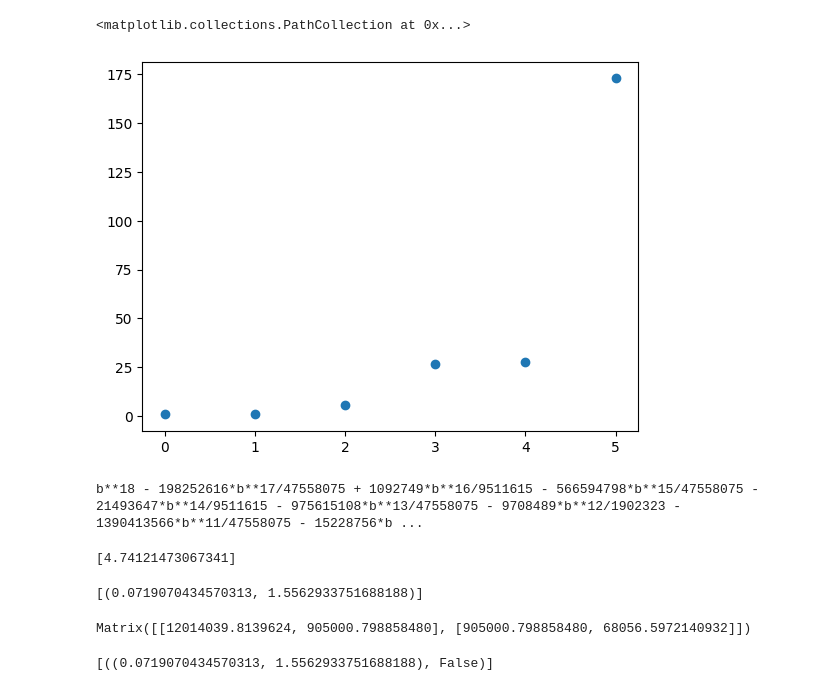
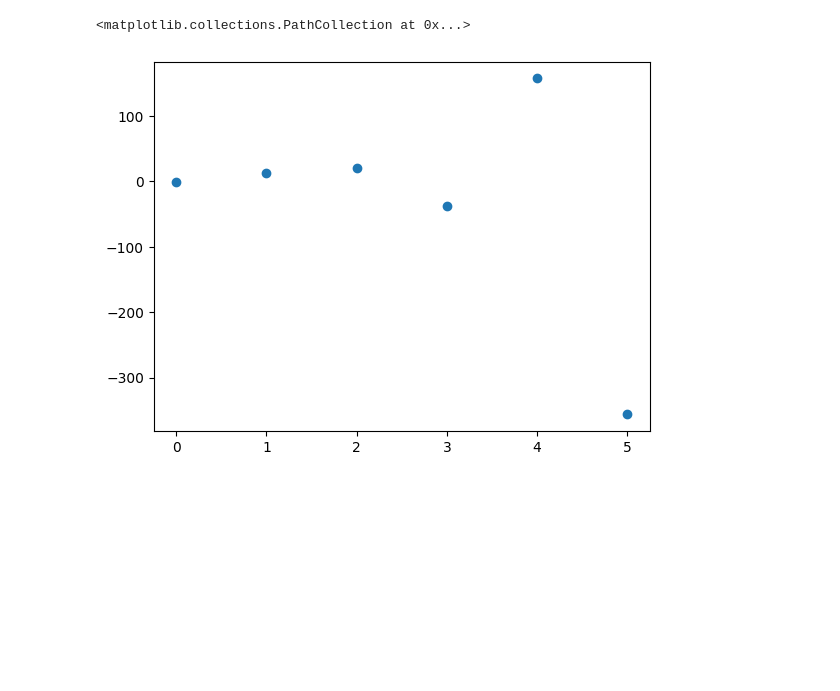
Before and after one commit to amineroudani/Thesis, a Jupyter notebook: MinimaVSNoise.ipynb, the cells around one changed output. Cells and saved outputs as stored; diff of their text form; code cells hidden in the pictures; blank space fills up the shorter version.

```diff
--- a/MinimaVSNoise.ipynb
+++ b/MinimaVSNoise.ipynb
@@ -163,34 +105,8 @@ print(results_df)
 # %%
-data
+data = data_gen(6, 20, 1, 1)
 x_i = np.array(data['Data'].values)
 t_i = np.array(data['Time'].values)
+plt.scatter(t_i, x_i)
+# %% [output]
+<matplotlib.collections.PathCollection at 0x...>
+[figure, added]
-# %%
-plt.scatter(t_i, x_i)
-# %% [output]
-<matplotlib.collections.PathCollection at 0x...>
-[figure, removed]
-# %%
-# Compute the Groebner basis.
-B = groeb(x_i, t_i)
-print(B[1])
-# %% [output]
-b**18 - 198252616*b**17/47558075 + 1092749*b**16/9511615 - 566594798*b**15/47558075 - 21493647*b**14/9511615 - 975615108*b**13/47558075 - 9708489*b**12/1902323 - 1390413566*b**11/47558075 - 15228756*b ...
-# %%
-# Identify positive real roots.
-positive_roots_b = roots_symbolic(B[1])
-positive_roots_b
-# %% [output]
-[4.74121473067341]
-# %%
-params = find_x0_alpha_pairs(B, positive_roots_b)
-#params = [(0, params[0][1])]
-params
-# %% [output]
-[(0.0719070434570313, 1.5562933751688188)]
-# %%
-# Evaluate the Hessian at each (x0, alpha) pair.
-maxima_checks = evaluate_hessian_at_extremas(params, x_i, t_i)
-maxima_checks
-# %% [output]
-Matrix([[12014039.8139624, 905000.798858480], [905000.798858480, 68056.5972140932]])
-[((0.0719070434570313, 1.5562933751688188), False)]
```
Also changed, not shown: parts of 15 cells of this notebook, 7 other files.
